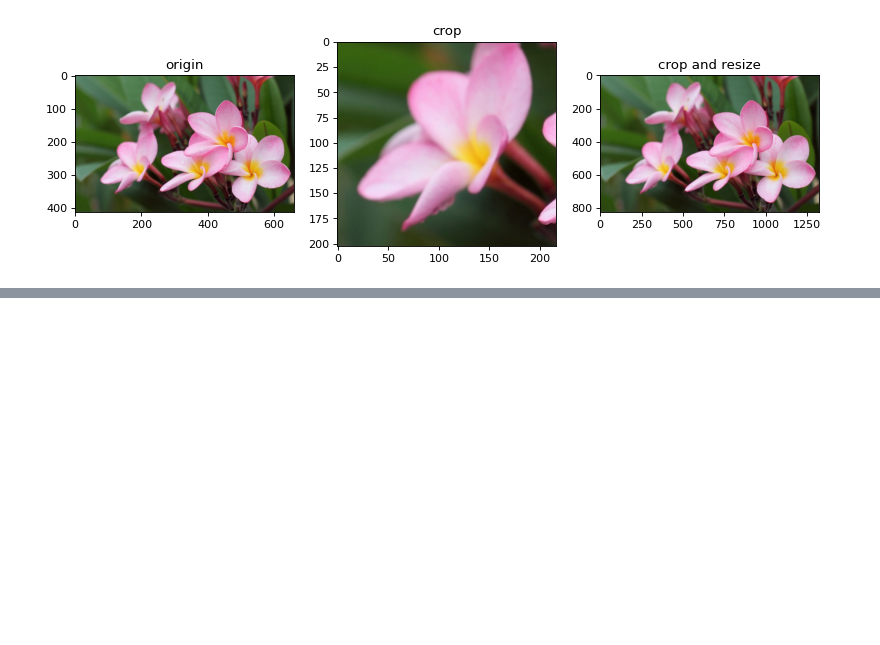
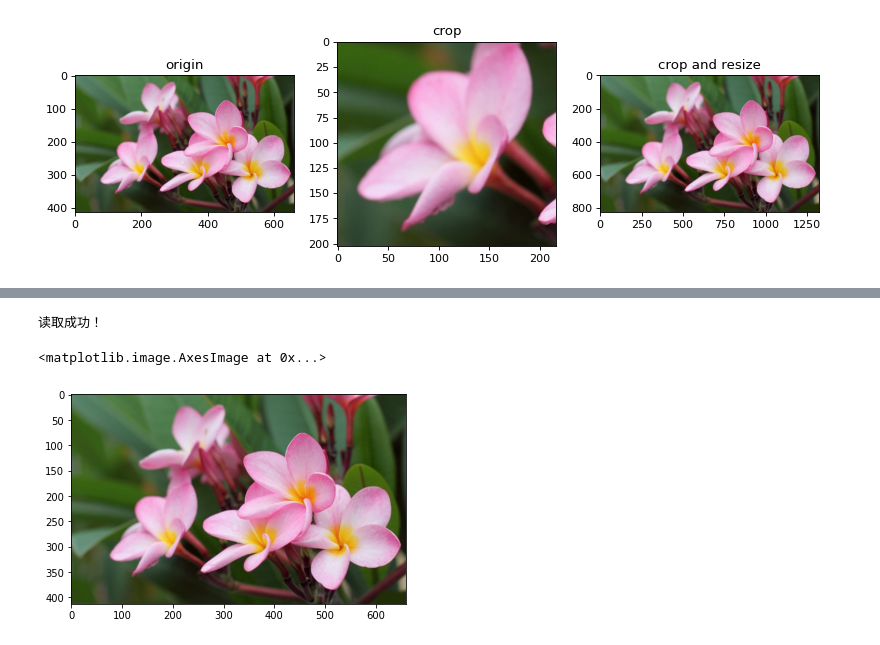
Before and after one commit to haodong2000/Vision2022, a Jupyter notebook: 2-4-basic-image-process.ipynb, the cells around one changed output, grey strips where cells are left out. Saved outputs shown, nothing was run; the diff lists cells and outputs as text; code cells hidden in the pictures; blank space fills up the shorter version.

```diff
--- a/2-4-basic-image-process.ipynb
+++ b/2-4-basic-image-process.ipynb
@@ -201,0 +217,14 @@ for img in [img_flower, img_crop, img_resize]:
+# %%
+# imread
+img_flower = cv2.imread(r".\images\beautiful_flower.jpg")
+if isinstance(img_flower, np.ndarray):
+    print("读取成功！")
+else:
+    raise Exception("读取错误！")
+img_flower = cv2.cvtColor(img_flower, cv2.COLOR_BGR2RGB)
+
+plt.imshow(img_flower)
+# %% [output]
+读取成功！
+<matplotlib.image.AxesImage at 0x...>
+[figure, added]
```
Also changed, not shown: parts of 11 cells of this notebook, 2 other files.
